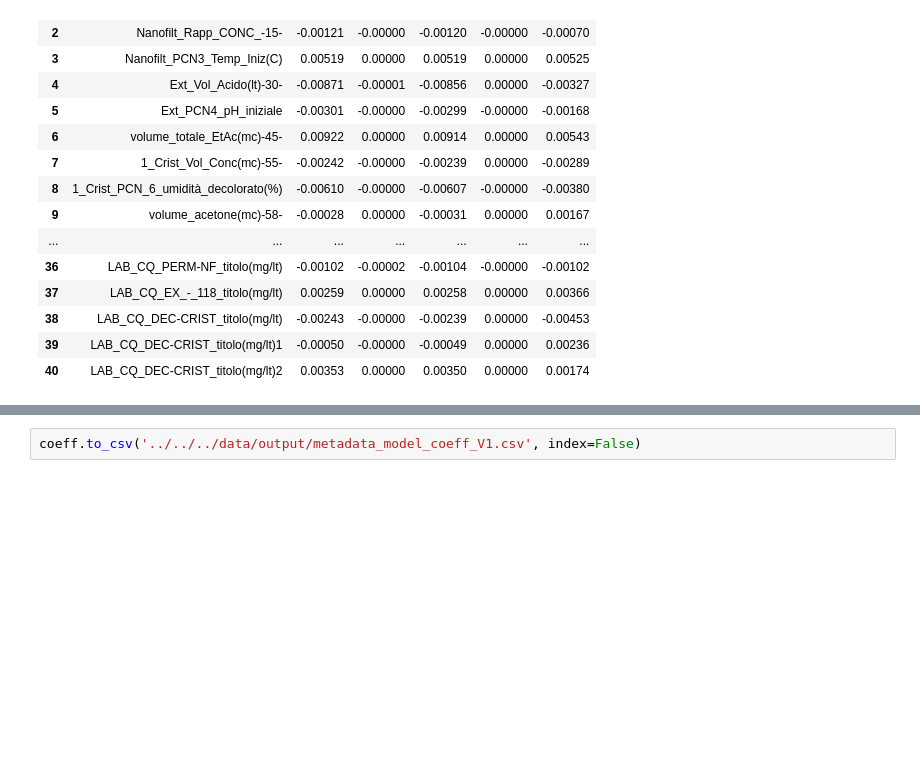
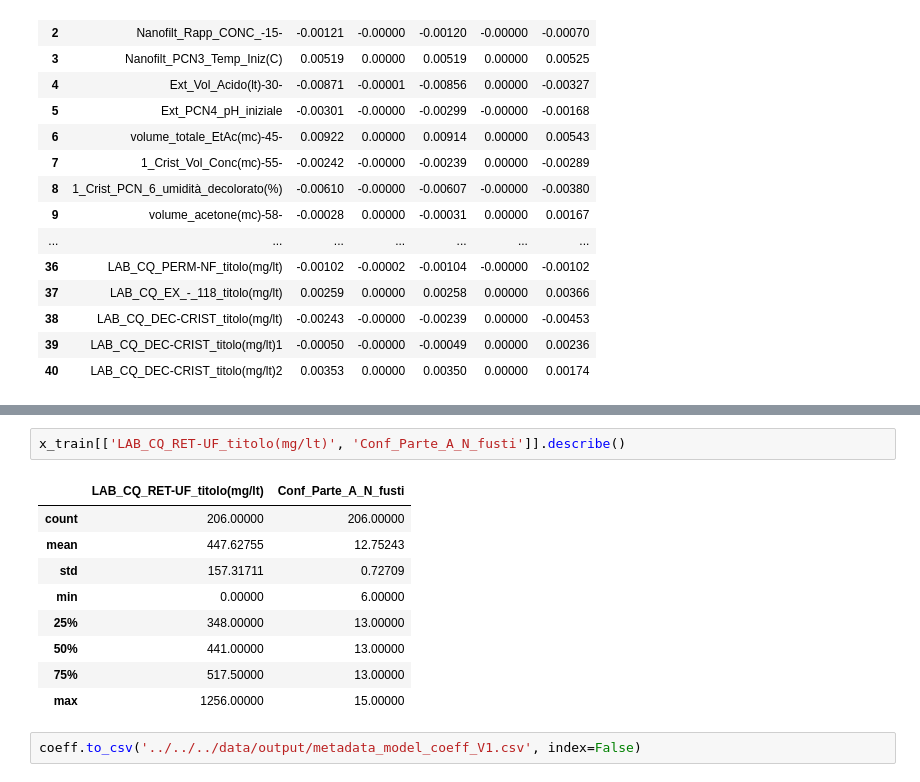
Before and after one commit to xsolinsx/ai-challenge-suanfarma, a Jupyter notebook: nagesh_kommuri/notebooks/eda_metadata.ipynb, the cells around one changed output, grey strips where cells are left out. Cells and saved outputs as stored; diff of their text form; blank space fills up the shorter version.

```diff
--- a/nagesh_kommuri/notebooks/eda_metadata.ipynb
+++ b/nagesh_kommuri/notebooks/eda_metadata.ipynb
@@ -263,2 +283,14 @@ coeff
+# %%
+x_train[['LAB_CQ_RET-UF_titolo(mg/lt)', 'Conf_Parte_A_N_fusti']].describe()
+# %% [output]
+|  | LAB_CQ_RET-UF_titolo(mg/lt) | Conf_Parte_A_N_fusti |
+| count | 206.00000 | 206.00000 |
+| mean | 447.62755 | 12.75243 |
+| std | 157.31711 | 0.72709 |
+| min | 0.00000 | 6.00000 |
+| 25% | 348.00000 | 13.00000 |
+| 50% | 441.00000 | 13.00000 |
+| 75% | 517.50000 | 13.00000 |
+| max | 1256.00000 | 15.00000 |
 # %%
 coeff.to_csv('../../../data/output/metadata_model_coeff_V1.csv', index=False)
```
Also changed, not shown: parts of 1 cell of this notebook, 4 other files.
